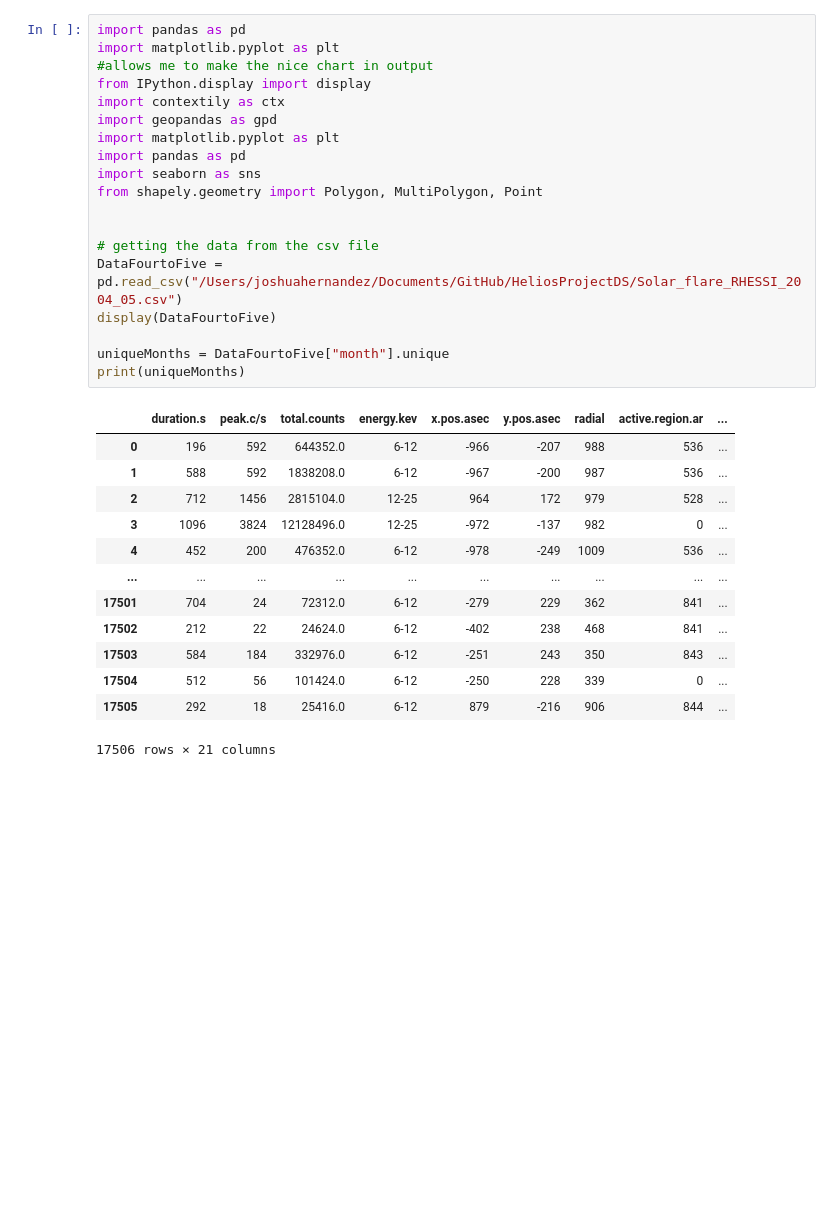
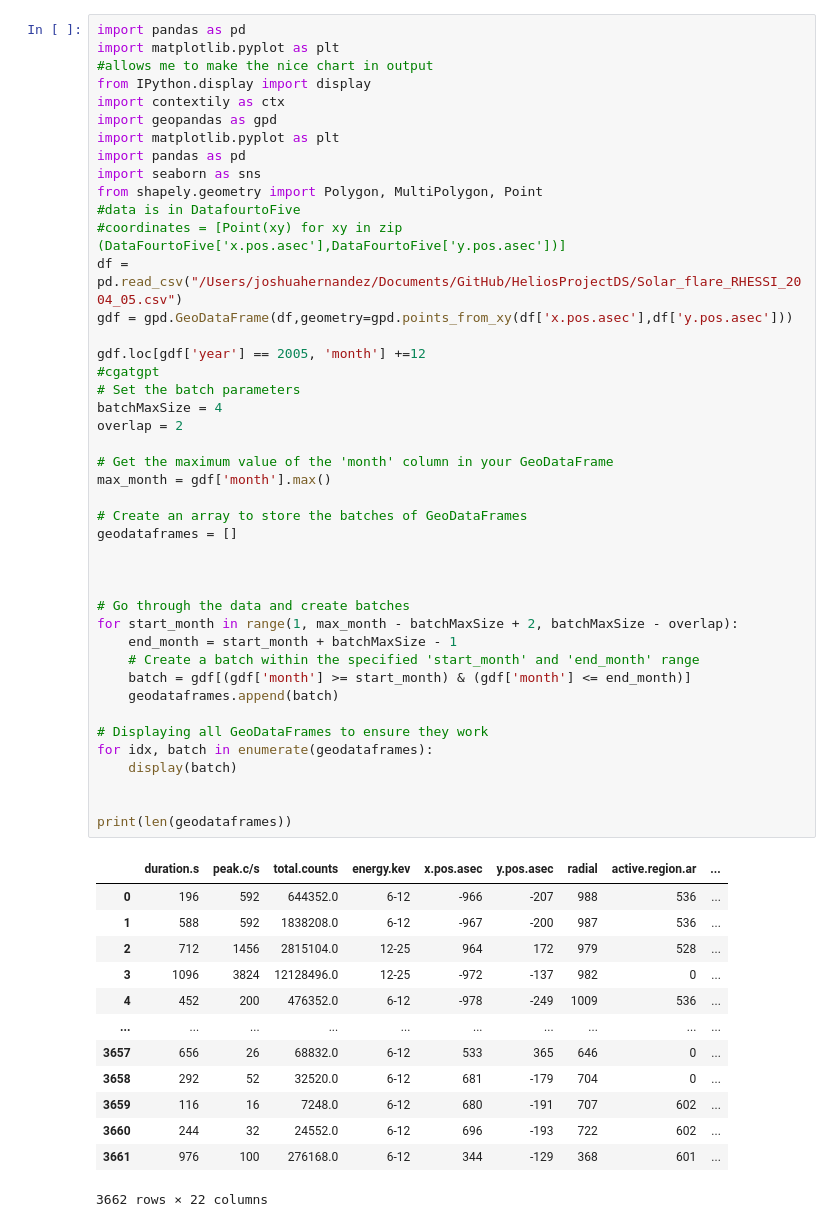
Before and after one commit to MEmshousen02/HeliosProjectDS, a Jupyter notebook: Main.ipynb, the cells around one changed output. Cells and saved outputs as stored; diff of their text form; blank space fills up the shorter version.

```diff
--- a/Main.ipynb
+++ b/Main.ipynb
@@ -1,33 +1,57 @@
 # %%
 import pandas as pd
 import matplotlib.pyplot as plt
 #allows me to make the nice chart in output
 from IPython.display import display
 import contextily as ctx
 import geopandas as gpd
 import matplotlib.pyplot as plt
 import pandas as pd
 import seaborn as sns
 from shapely.geometry import Polygon, MultiPolygon, Point
+#data is in DatafourtoFive
+#coordinates = [Point(xy) for xy in zip (DataFourtoFive['x.pos.asec'],DataFourtoFive['y.pos.asec'])]
+df = pd.read_csv("/Users/joshuahernandez/Documents/GitHub/HeliosProjectDS/Solar_flare_RHESSI_2004_05.csv")
+gdf = gpd.GeoDataFrame(df,geometry=gpd.points_from_xy(df['x.pos.asec'],df['y.pos.asec']))
+
+gdf.loc[gdf['year'] == 2005, 'month'] +=12
+#cgatgpt
+# Set the batch parameters
+batchMaxSize = 4
+overlap = 2
+
+# Get the maximum value of the 'month' column in your GeoDataFrame
+max_month = gdf['month'].max()
+
+# Create an array to store the batches of GeoDataFrames
+geodataframes = []
 
 
-# getting the data from the csv file
-DataFourtoFive = pd.read_csv("/Users/joshuahernandez/Documents/GitHub/HeliosProjectDS/Solar_flare_RHESSI_2004_05.csv")
-display(DataFourtoFive)
 
-uniqueMonths = DataFourtoFive["month"].unique
-print(uniqueMonths)
+# Go through the data and create batches
+for start_month in range(1, max_month - batchMaxSize + 2, batchMaxSize - overlap):
+    end_month = start_month + batchMaxSize - 1
+    # Create a batch within the specified 'start_month' and 'end_month' range
+    batch = gdf[(gdf['month'] >= start_month) & (gdf['month'] <= end_month)]
+    geodataframes.append(batch)
+
+# Displaying all GeoDataFrames to ensure they work
+for idx, batch in enumerate(geodataframes):
+    display(batch)
+
+
+print(len(geodataframes))
 # %% [output]
 |  | duration.s | peak.c/s | total.counts | energy.kev | x.pos.asec | y.pos.asec | radial | active.region.ar | ... |
 | 0 | 196 | 592 | 644352.0 | 6-12 | -966 | -207 | 988 | 536 | ... |
 | 1 | 588 | 592 | 1838208.0 | 6-12 | -967 | -200 | 987 | 536 | ... |
 | 2 | 712 | 1456 | 2815104.0 | 12-25 | 964 | 172 | 979 | 528 | ... |
 | 3 | 1096 | 3824 | 12128496.0 | 12-25 | -972 | -137 | 982 | 0 | ... |
 | 4 | 452 | 200 | 476352.0 | 6-12 | -978 | -249 | 1009 | 536 | ... |
 | ... | ... | ... | ... | ... | ... | ... | ... | ... | ... |
-| 17501 | 704 | 24 | 72312.0 | 6-12 | -279 | 229 | 362 | 841 | ... |
-| 17502 | 212 | 22 | 24624.0 | 6-12 | -402 | 238 | 468 | 841 | ... |
-| 17503 | 584 | 184 | 332976.0 | 6-12 | -251 | 243 | 350 | 843 | ... |
-| 17504 | 512 | 56 | 101424.0 | 6-12 | -250 | 228 | 339 | 0 | ... |
-| 17505 | 292 | 18 | 25416.0 | 6-12 | 879 | -216 | 906 | 844 | ... |
+| 3657 | 656 | 26 | 68832.0 | 6-12 | 533 | 365 | 646 | 0 | ... |
+| 3658 | 292 | 52 | 32520.0 | 6-12 | 681 | -179 | 704 | 0 | ... |
+| 3659 | 116 | 16 | 7248.0 | 6-12 | 680 | -191 | 707 | 602 | ... |
+| 3660 | 244 | 32 | 24552.0 | 6-12 | 696 | -193 | 722 | 602 | ... |
+| 3661 | 976 | 100 | 276168.0 | 6-12 | 344 | -129 | 368 | 601 | ... |
-17506 rows × 21 columns
+3662 rows × 22 columns
```
Also changed, not shown: parts of 7 cells of this notebook.
